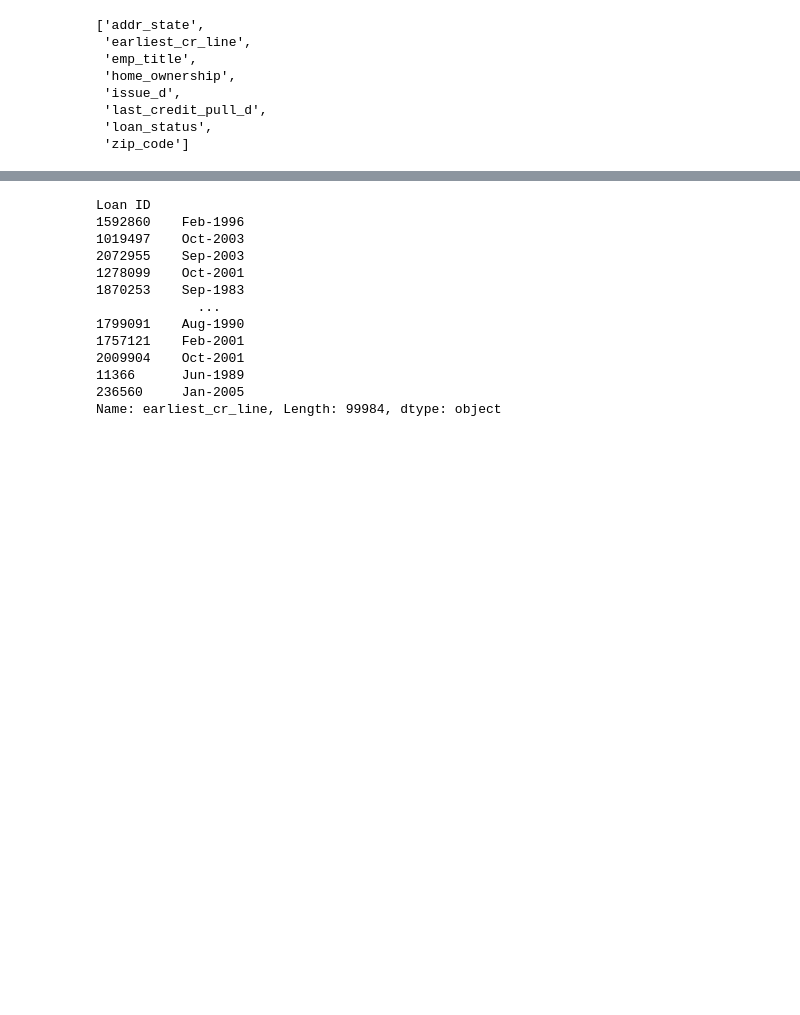
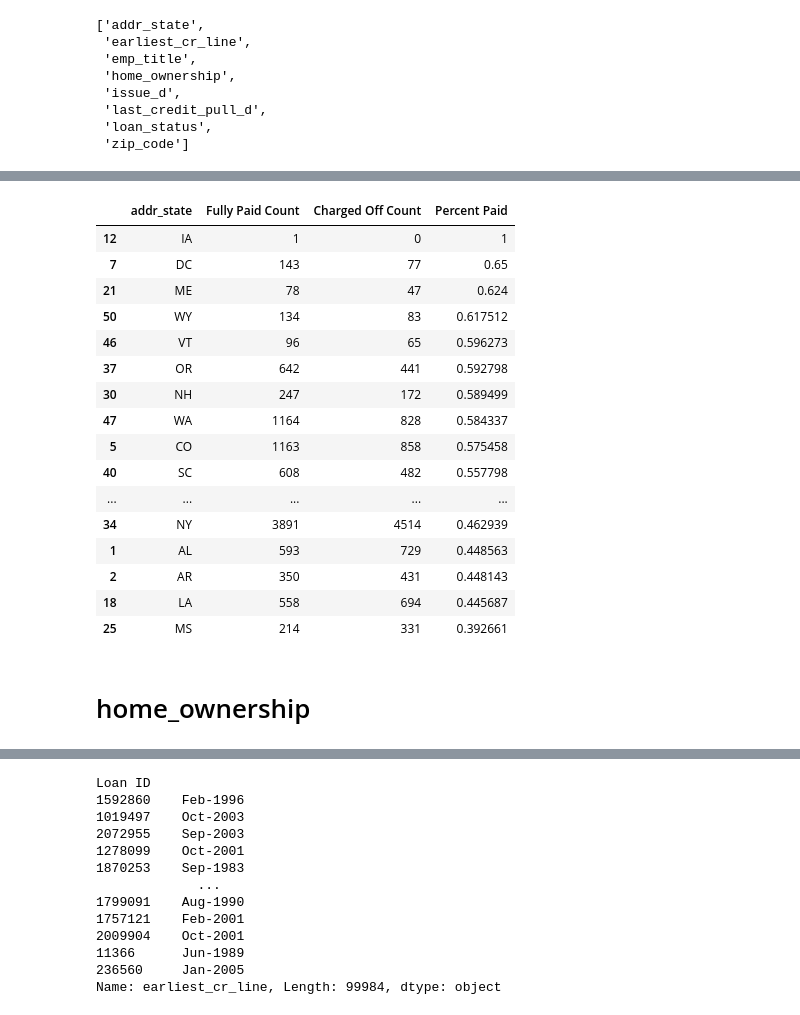
Before and after one commit to jjobes90/Loan-Approval, a Jupyter notebook: EDA_second_capstone.ipynb, the cells around one changed output, grey strips where cells are left out. Cells and saved outputs as stored; diff of their text form; code cells hidden in the pictures; blank space fills up the shorter version.

```diff
--- a/EDA_second_capstone.ipynb
+++ b/EDA_second_capstone.ipynb
@@ -213,0 +312,3 @@ remaining_obj_features
+# %%
+charged_off = pd.DataFrame(charged_off_df.groupby(by='addr_state')['loan_status'].count().reset_index().values, columns=['addr_state', 'Charged Off Count'])
+charged_off
@@ -213,0 +333,9 @@ remaining_obj_features
+# %%
+# add IA with count 0
+
+new_row = {'addr_state':'IA', 'Charged Off Count':0}
+
+#append row to the dataframe
+charged_off = charged_off.append(new_row, ignore_index=True)
+
+charged_off
@@ -213,0 +360,3 @@ remaining_obj_features
+# %%
+fully_paid = pd.DataFrame(fully_paid_df.groupby(by='addr_state')['loan_status'].count().reset_index().values, columns=['addr_state', 'Fully Paid Count'])
+fully_paid
@@ -213,0 +381,4 @@ remaining_obj_features
+# %%
+address_df = pd.merge(fully_paid, charged_off, on = 'addr_state', how = 'inner')
+
+address_df
@@ -213,0 +403,24 @@ remaining_obj_features
+# %%
+address_df['Percent Paid'] = address_df['Fully Paid Count'] / (address_df['Fully Paid Count'] + address_df['Charged Off Count'])
+
+address_df.sort_values(by='Percent Paid', inplace=True, ascending=False)
+
+address_df
+# %% [output]
+|  | addr_state | Fully Paid Count | Charged Off Count | Percent Paid |
+| 12 | IA | 1 | 0 | 1 |
+| 7 | DC | 143 | 77 | 0.65 |
+| 21 | ME | 78 | 47 | 0.624 |
+| 50 | WY | 134 | 83 | 0.617512 |
+| 46 | VT | 96 | 65 | 0.596273 |
+| 37 | OR | 642 | 441 | 0.592798 |
+| 30 | NH | 247 | 172 | 0.589499 |
+| 47 | WA | 1164 | 828 | 0.584337 |
+| 5 | CO | 1163 | 858 | 0.575458 |
+| 40 | SC | 608 | 482 | 0.557798 |
+| ... | ... | ... | ... | ... |
+| 34 | NY | 3891 | 4514 | 0.462939 |
+| 1 | AL | 593 | 729 | 0.448563 |
+| 2 | AR | 350 | 431 | 0.448143 |
+| 18 | LA | 558 | 694 | 0.445687 |
+| 25 | MS | 214 | 331 | 0.392661 |
@@ -213,0 +429,2 @@ remaining_obj_features
+# %% [markdown]
+# home_ownership
```
Also changed, not shown: parts of 46 cells of this notebook.
